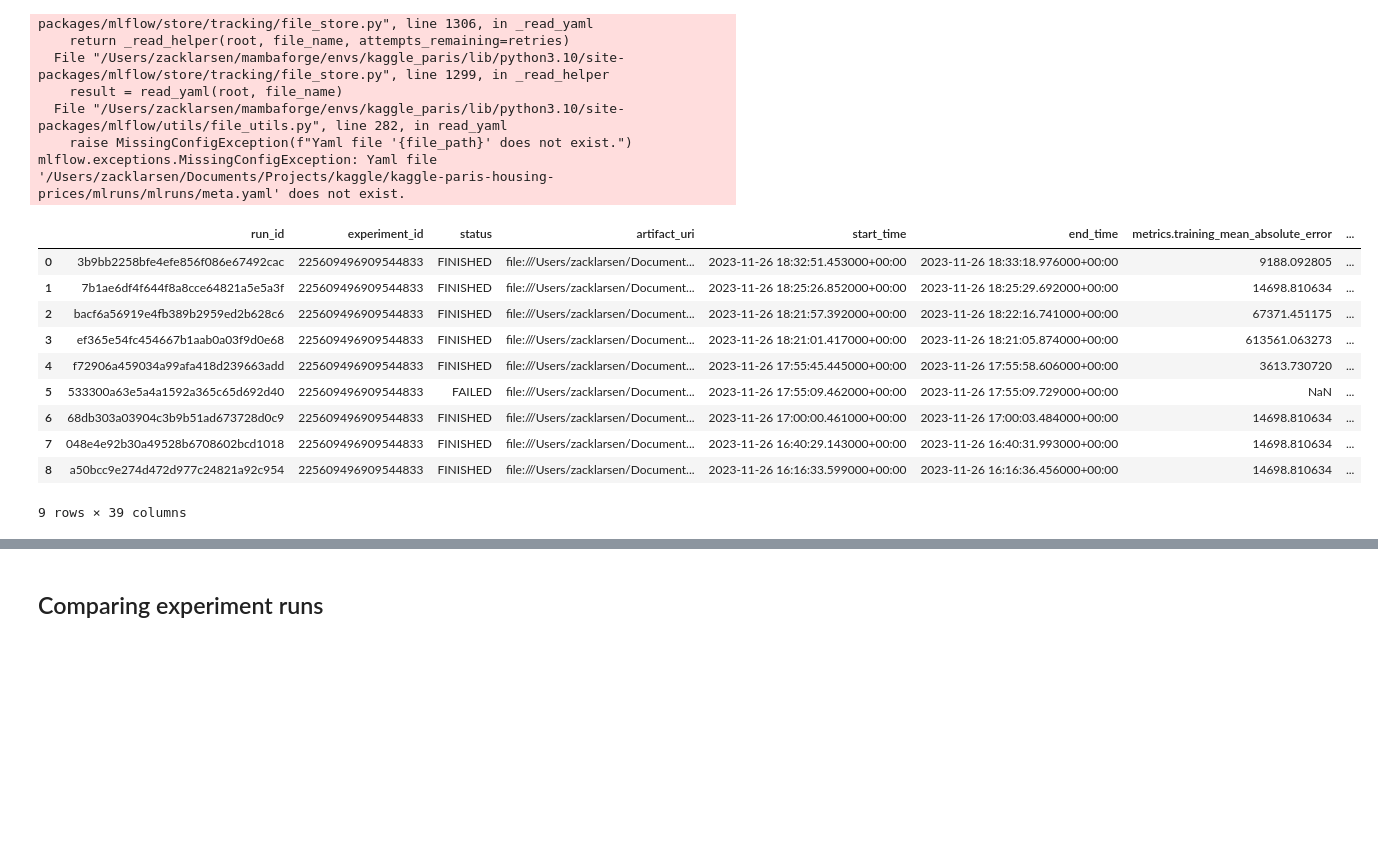
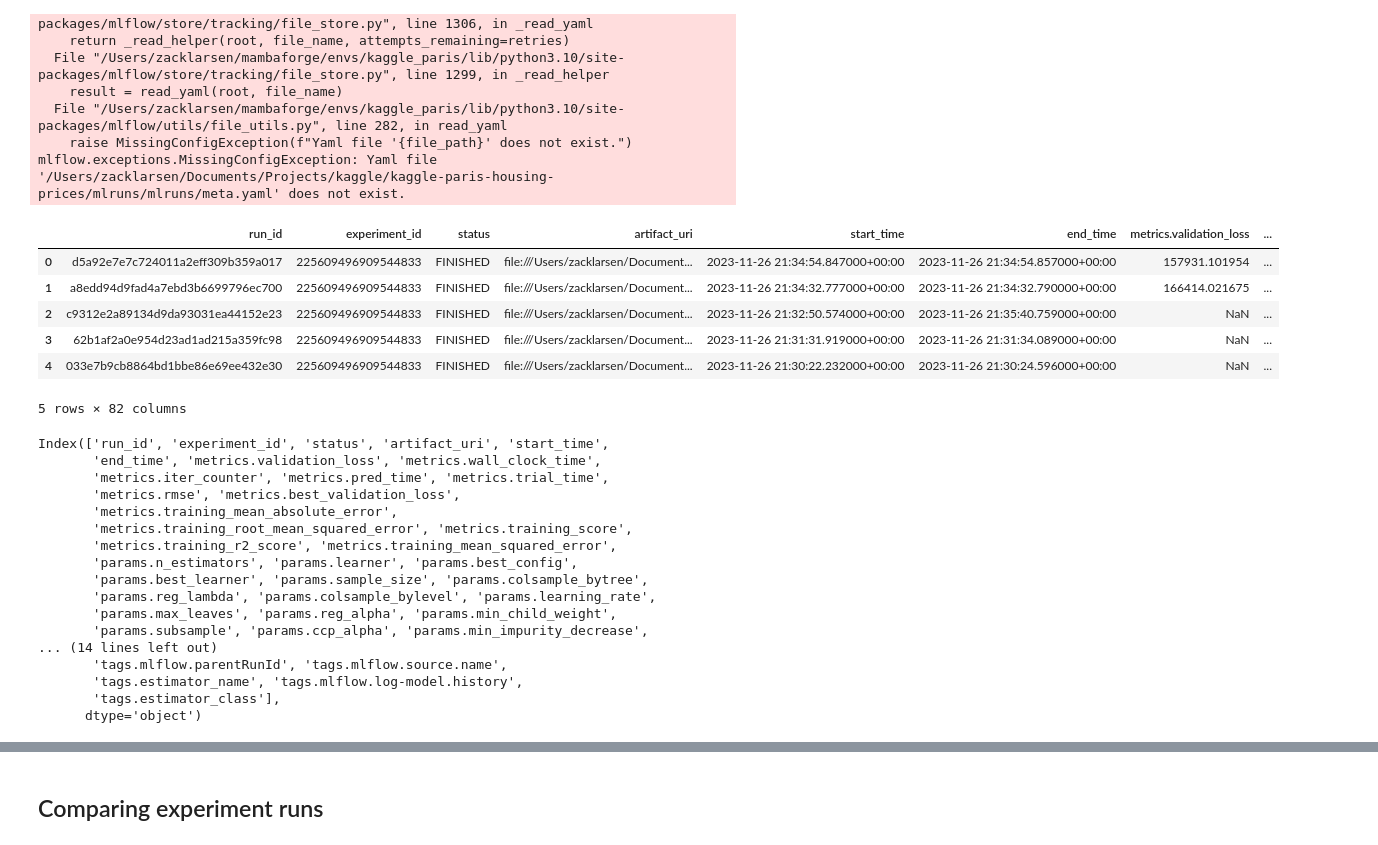
Before and after one commit to ZackLarsen/kaggle-paris-housing-prices, a Jupyter notebook: notebooks/mlflow.ipynb, the cells around one changed output, grey strips where cells are left out. Saved outputs shown, nothing was run; the diff lists cells and outputs as text; code cells hidden in the pictures; blank space fills up the shorter version.

```diff
--- a/notebooks/mlflow.ipynb
+++ b/notebooks/mlflow.ipynb
@@ -136,16 +152,12 @@ Traceback (most recent call last):
     raise MissingConfigException(f"Yaml file '{file_path}' does not exist.")
 mlflow.exceptions.MissingConfigException: Yaml file '/Users/zacklarsen/Documents/Projects/kaggle/kaggle-paris-housing-prices/mlruns/mlruns/meta.yaml' does not exist.
 # %%
-df_runs
+df_runs.head()
 # %% [output]
-|  | run_id | experiment_id | status | artifact_uri | start_time | end_time | metrics.training_mean_absolute_error | ... |
-| 0 | 3b9bb2258bfe4efe856f086e67492cac | 225609496909544833 | FINISHED | file:///Users/zacklarsen/Document... | 2023-11-26 18:32:51.453000+00:00 | 2023-11-26 18:33:18.976000+00:00 | 9188.092805 | ... |
-| 1 | 7b1ae6df4f644f8a8cce64821a5e5a3f | 225609496909544833 | FINISHED | file:///Users/zacklarsen/Document... | 2023-11-26 18:25:26.852000+00:00 | 2023-11-26 18:25:29.692000+00:00 | 14698.810634 | ... |
-| 2 | bacf6a56919e4fb389b2959ed2b628c6 | 225609496909544833 | FINISHED | file:///Users/zacklarsen/Document... | 2023-11-26 18:21:57.392000+00:00 | 2023-11-26 18:22:16.741000+00:00 | 67371.451175 | ... |
-| 3 | ef365e54fc454667b1aab0a03f9d0e68 | 225609496909544833 | FINISHED | file:///Users/zacklarsen/Document... | 2023-11-26 18:21:01.417000+00:00 | 2023-11-26 18:21:05.874000+00:00 | 613561.063273 | ... |
-| 4 | f72906a459034a99afa418d239663add | 225609496909544833 | FINISHED | file:///Users/zacklarsen/Document... | 2023-11-26 17:55:45.445000+00:00 | 2023-11-26 17:55:58.606000+00:00 | 3613.730720 | ... |
-| 5 | 533300a63e5a4a1592a365c65d692d40 | 225609496909544833 | FAILED | file:///Users/zacklarsen/Document... | 2023-11-26 17:55:09.462000+00:00 | 2023-11-26 17:55:09.729000+00:00 | NaN | ... |
-| 6 | 68db303a03904c3b9b51ad673728d0c9 | 225609496909544833 | FINISHED | file:///Users/zacklarsen/Document... | 2023-11-26 17:00:00.461000+00:00 | 2023-11-26 17:00:03.484000+00:00 | 14698.810634 | ... |
-| 7 | 048e4e92b30a49528b6708602bcd1018 | 225609496909544833 | FINISHED | file:///Users/zacklarsen/Document... | 2023-11-26 16:40:29.143000+00:00 | 2023-11-26 16:40:31.993000+00:00 | 14698.810634 | ... |
-| 8 | a50bcc9e274d472d977c24821a92c954 | 225609496909544833 | FINISHED | file:///Users/zacklarsen/Document... | 2023-11-26 16:16:33.599000+00:00 | 2023-11-26 16:16:36.456000+00:00 | 14698.810634 | ... |
+|  | run_id | experiment_id | status | artifact_uri | start_time | end_time | metrics.validation_loss | ... |
+| 0 | d5a92e7e7c724011a2eff309b359a017 | 225609496909544833 | FINISHED | file:///Users/zacklarsen/Document... | 2023-11-26 21:34:54.847000+00:00 | 2023-11-26 21:34:54.857000+00:00 | 157931.101954 | ... |
+| 1 | a8edd94d9fad4a7ebd3b6699796ec700 | 225609496909544833 | FINISHED | file:///Users/zacklarsen/Document... | 2023-11-26 21:34:32.777000+00:00 | 2023-11-26 21:34:32.790000+00:00 | 166414.021675 | ... |
+| 2 | c9312e2a89134d9da93031ea44152e23 | 225609496909544833 | FINISHED | file:///Users/zacklarsen/Document... | 2023-11-26 21:32:50.574000+00:00 | 2023-11-26 21:35:40.759000+00:00 | NaN | ... |
+| 3 | 62b1af2a0e954d23ad1ad215a359fc98 | 225609496909544833 | FINISHED | file:///Users/zacklarsen/Document... | 2023-11-26 21:31:31.919000+00:00 | 2023-11-26 21:31:34.089000+00:00 | NaN | ... |
+| 4 | 033e7b9cb8864bd1bbe86e69ee432e30 | 225609496909544833 | FINISHED | file:///Users/zacklarsen/Document... | 2023-11-26 21:30:22.232000+00:00 | 2023-11-26 21:30:24.596000+00:00 | NaN | ... |
-9 rows × 39 columns
+5 rows × 82 columns
@@ -154,0 +164,20 @@ filtered_metrics = df_runs[metrics_of_interest]
+# %%
+df_runs.columns
+# %% [output]
+Index(['run_id', 'experiment_id', 'status', 'artifact_uri', 'start_time',
+       'end_time', 'metrics.validation_loss', 'metrics.wall_clock_time',
+       'metrics.iter_counter', 'metrics.pred_time', 'metrics.trial_time',
+       'metrics.rmse', 'metrics.best_validation_loss',
+       'metrics.training_mean_absolute_error',
+       'metrics.training_root_mean_squared_error', 'metrics.training_score',
+       'metrics.training_r2_score', 'metrics.training_mean_squared_error',
+       'params.n_estimators', 'params.learner', 'params.best_config',
+       'params.best_learner', 'params.sample_size', 'params.colsample_bytree',
+       'params.reg_lambda', 'params.colsample_bylevel', 'params.learning_rate',
+       'params.max_leaves', 'params.reg_alpha', 'params.min_child_weight',
+       'params.subsample', 'params.ccp_alpha', 'params.min_impurity_decrease',
+... (14 lines left out)
+       'tags.mlflow.parentRunId', 'tags.mlflow.source.name',
+       'tags.estimator_name', 'tags.mlflow.log-model.history',
+       'tags.estimator_class'],
+      dtype='object')
```
Also changed, not shown: parts of 10 cells of this notebook, 13 other files.
